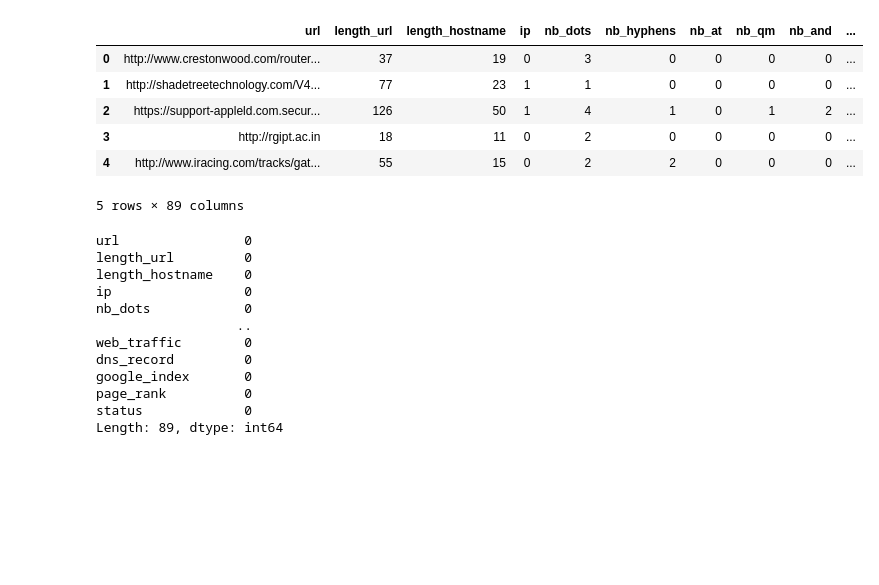
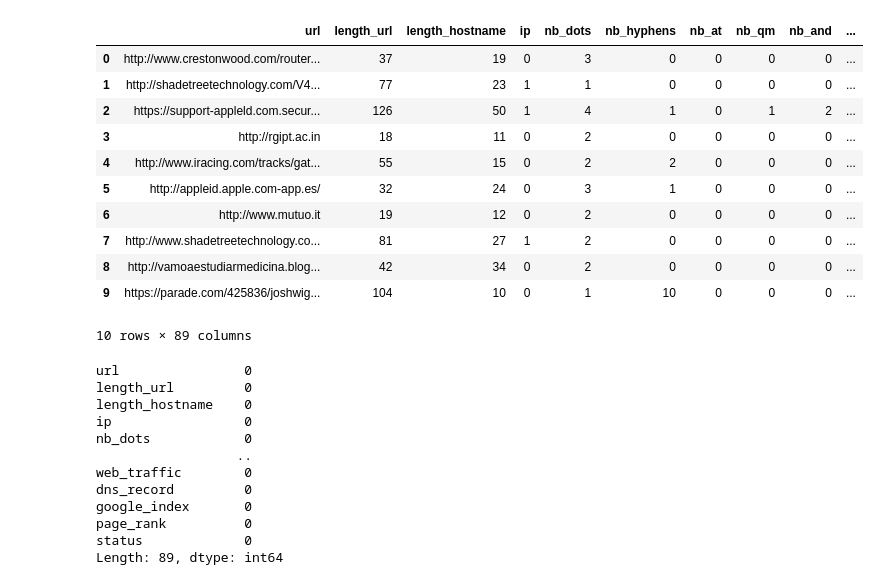
Before and after one commit to Sejan157218/phishing_link_detection, a Jupyter notebook: archive/check_data.ipynb, the cells around one changed output. Saved outputs shown, nothing was run; the diff lists cells and outputs as text; code cells hidden in the pictures; blank space fills up the shorter version.

```diff
--- a/archive/check_data.ipynb
+++ b/archive/check_data.ipynb
@@ -1,16 +1,21 @@
 # %%
 import pandas as pd
 
 df = pd.read_csv('./dataset_phishing.csv')
-df.head(5)
+df.head(10)
 # %% [output]
 |  | url | length_url | length_hostname | ip | nb_dots | nb_hyphens | nb_at | nb_qm | nb_and | ... |
 | 0 | http://www.crestonwood.com/router... | 37 | 19 | 0 | 3 | 0 | 0 | 0 | 0 | ... |
 | 1 | http://shadetreetechnology.com/V4... | 77 | 23 | 1 | 1 | 0 | 0 | 0 | 0 | ... |
 | 2 | https://support-appleld.com.secur... | 126 | 50 | 1 | 4 | 1 | 0 | 1 | 2 | ... |
 | 3 | http://rgipt.ac.in | 18 | 11 | 0 | 2 | 0 | 0 | 0 | 0 | ... |
 | 4 | http://www.iracing.com/tracks/gat... | 55 | 15 | 0 | 2 | 2 | 0 | 0 | 0 | ... |
+| 5 | http://appleid.apple.com-app.es/ | 32 | 24 | 0 | 3 | 1 | 0 | 0 | 0 | ... |
+| 6 | http://www.mutuo.it | 19 | 12 | 0 | 2 | 0 | 0 | 0 | 0 | ... |
+| 7 | http://www.shadetreetechnology.co... | 81 | 27 | 1 | 2 | 0 | 0 | 0 | 0 | ... |
+| 8 | http://vamoaestudiarmedicina.blog... | 42 | 34 | 0 | 2 | 0 | 0 | 0 | 0 | ... |
+| 9 | https://parade.com/425836/joshwig... | 104 | 10 | 0 | 1 | 10 | 0 | 0 | 0 | ... |
-5 rows × 89 columns
+10 rows × 89 columns
 # %%
 df.isnull().sum()
 # %% [output]
```
Also changed, not shown: parts of 4 cells of this notebook, 16 other files.
